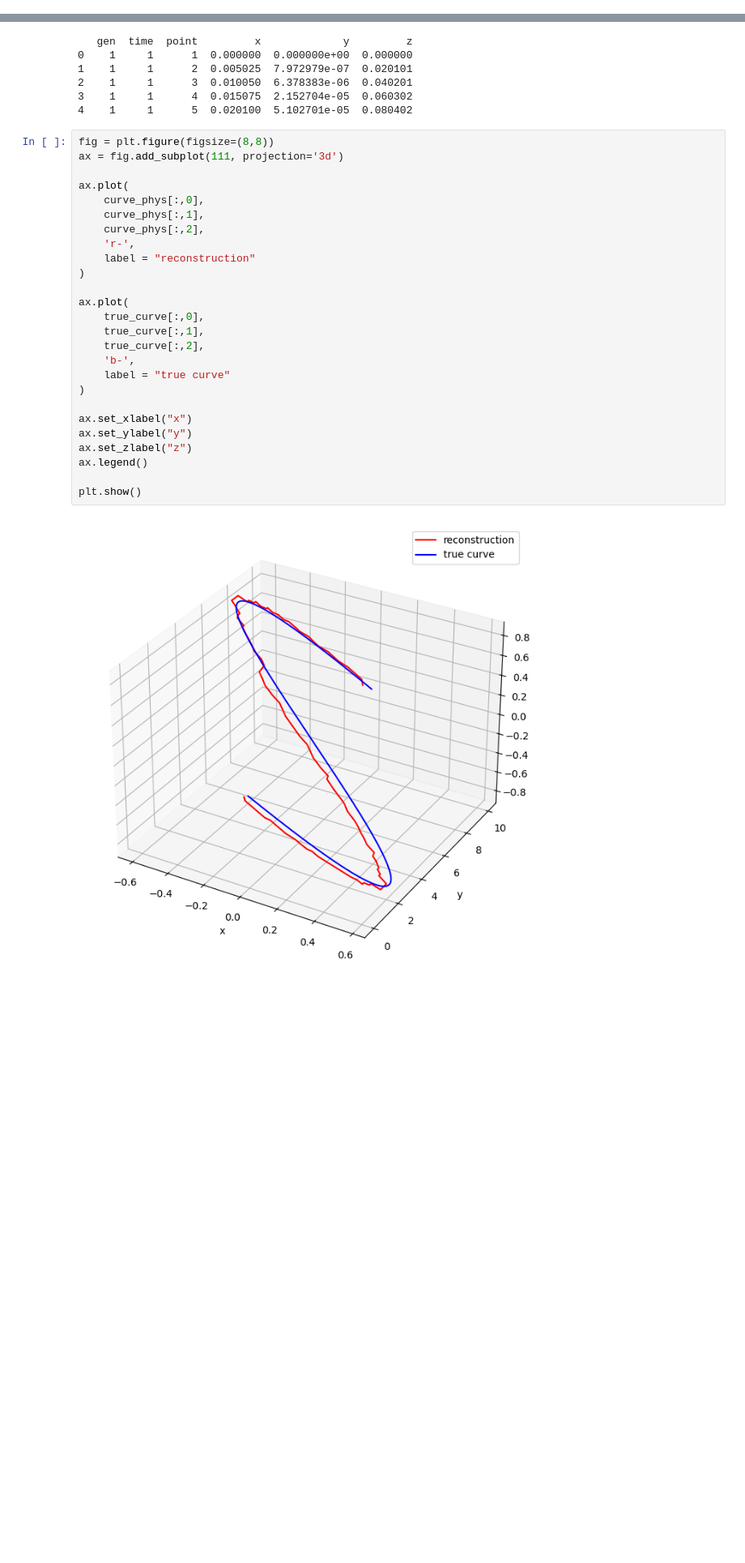
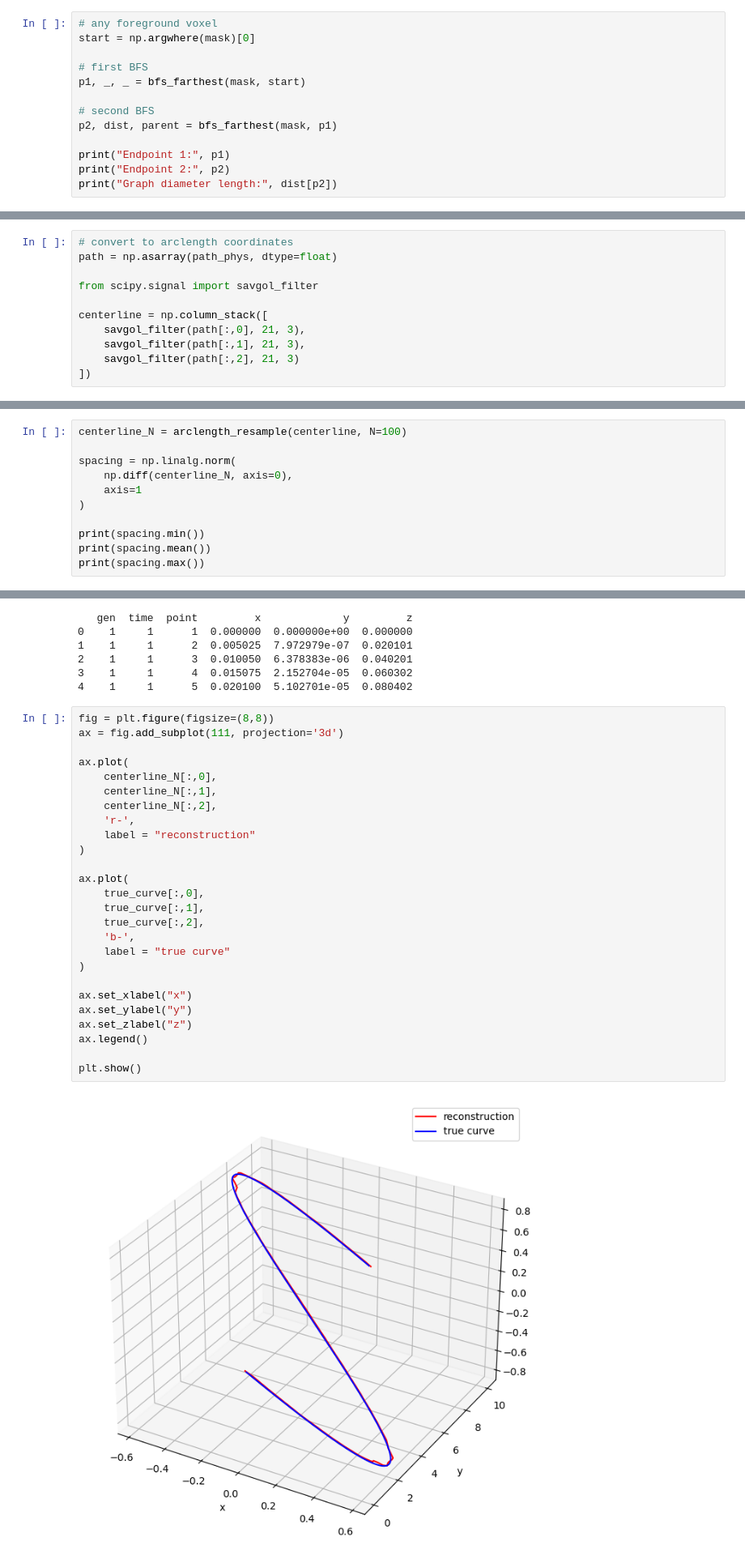
Before and after one commit to josef-lin/HFSP-dodder, a Jupyter notebook: src/data-reconstruction/probability-reconstruction.ipynb, the cells around one changed output, grey strips where cells are left out. Shown at 81% size. Cells and saved outputs as stored; diff of their text form; blank space fills up the shorter version.

```diff
--- a/src/data-reconstruction/probability-reconstruction.ipynb
+++ b/src/data-reconstruction/probability-reconstruction.ipynb
@@ -415,0 +348,13 @@ curve_phys = np.column_stack([
+# %%
+# any foreground voxel
+start = np.argwhere(mask)[0]
+
+# first BFS
+p1, _, _ = bfs_farthest(mask, start)
+
+# second BFS
+p2, dist, parent = bfs_farthest(mask, p1)
+
+print("Endpoint 1:", p1)
+print("Endpoint 2:", p2)
+print("Graph diameter length:", dist[p2])
@@ -415,0 +413,11 @@ curve_phys = np.column_stack([
+# %%
+# convert to arclength coordinates
+path = np.asarray(path_phys, dtype=float)
+
+from scipy.signal import savgol_filter
+
+centerline = np.column_stack([
+    savgol_filter(path[:,0], 21, 3),
+    savgol_filter(path[:,1], 21, 3),
+    savgol_filter(path[:,2], 21, 3)
+])
@@ -415,0 +455,11 @@ curve_phys = np.column_stack([
+# %%
+centerline_N = arclength_resample(centerline, N=100)
+
+spacing = np.linalg.norm(
+    np.diff(centerline_N, axis=0),
+    axis=1
+)
+
+print(spacing.min())
+print(spacing.mean())
+print(spacing.max())
@@ -432,28 +486,28 @@ true_curve = df[["x", "y", "z"]].values
 # %%
 fig = plt.figure(figsize=(8,8))
 ax = fig.add_subplot(111, projection='3d')
 
 ax.plot(
-    curve_phys[:,0],
-    curve_phys[:,1],
-    curve_phys[:,2],
+    centerline_N[:,0],
+    centerline_N[:,1],
+    centerline_N[:,2],
     'r-',
     label = "reconstruction"
 )
 
 ax.plot(
     true_curve[:,0],
     true_curve[:,1],
     true_curve[:,2],
     'b-',
     label = "true curve"
 )
 
 ax.set_xlabel("x")
 ax.set_ylabel("y")
 ax.set_zlabel("z")
 ax.legend()
 
 plt.show()
 # %% [output]
-[figure, old version]
+[figure, new version]
```
Also changed, not shown: parts of 21 cells of this notebook.
